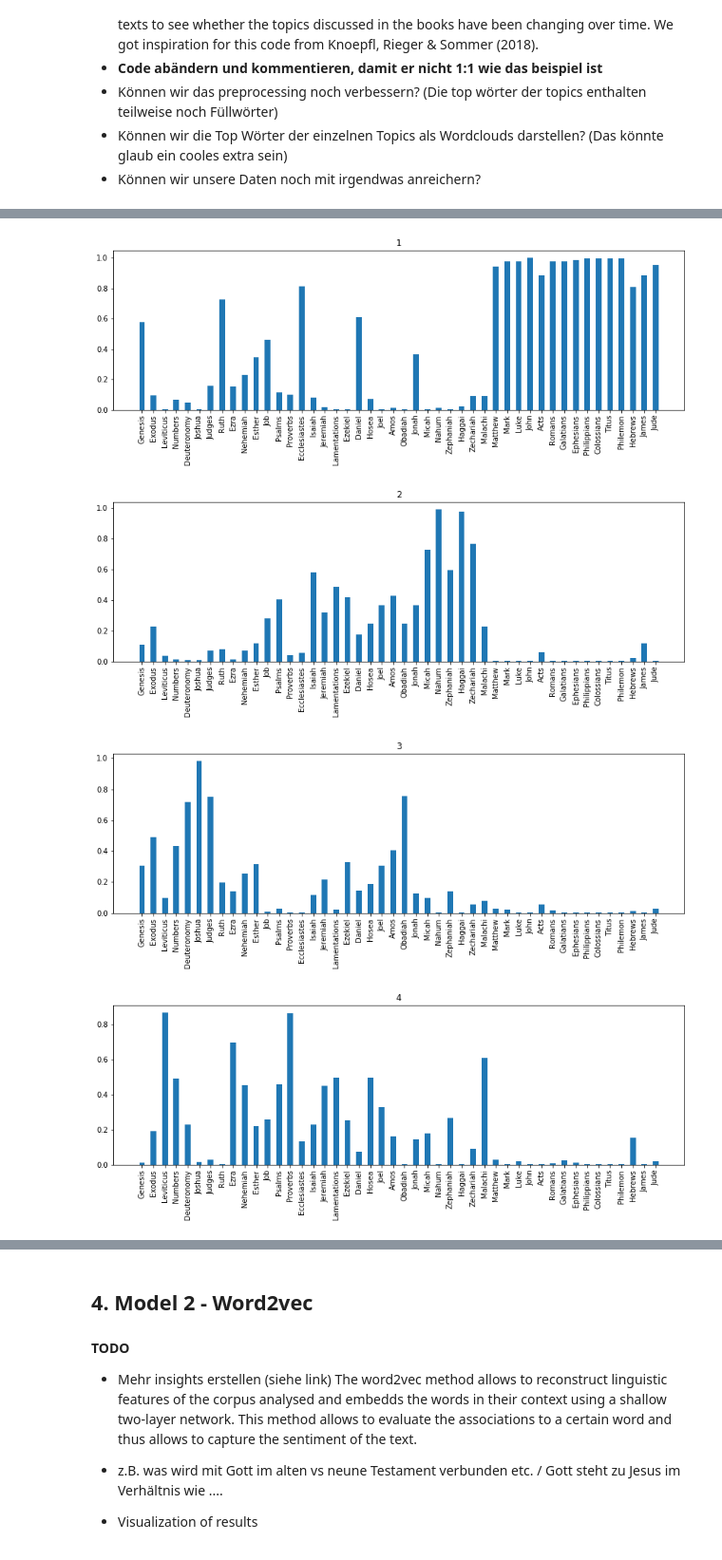
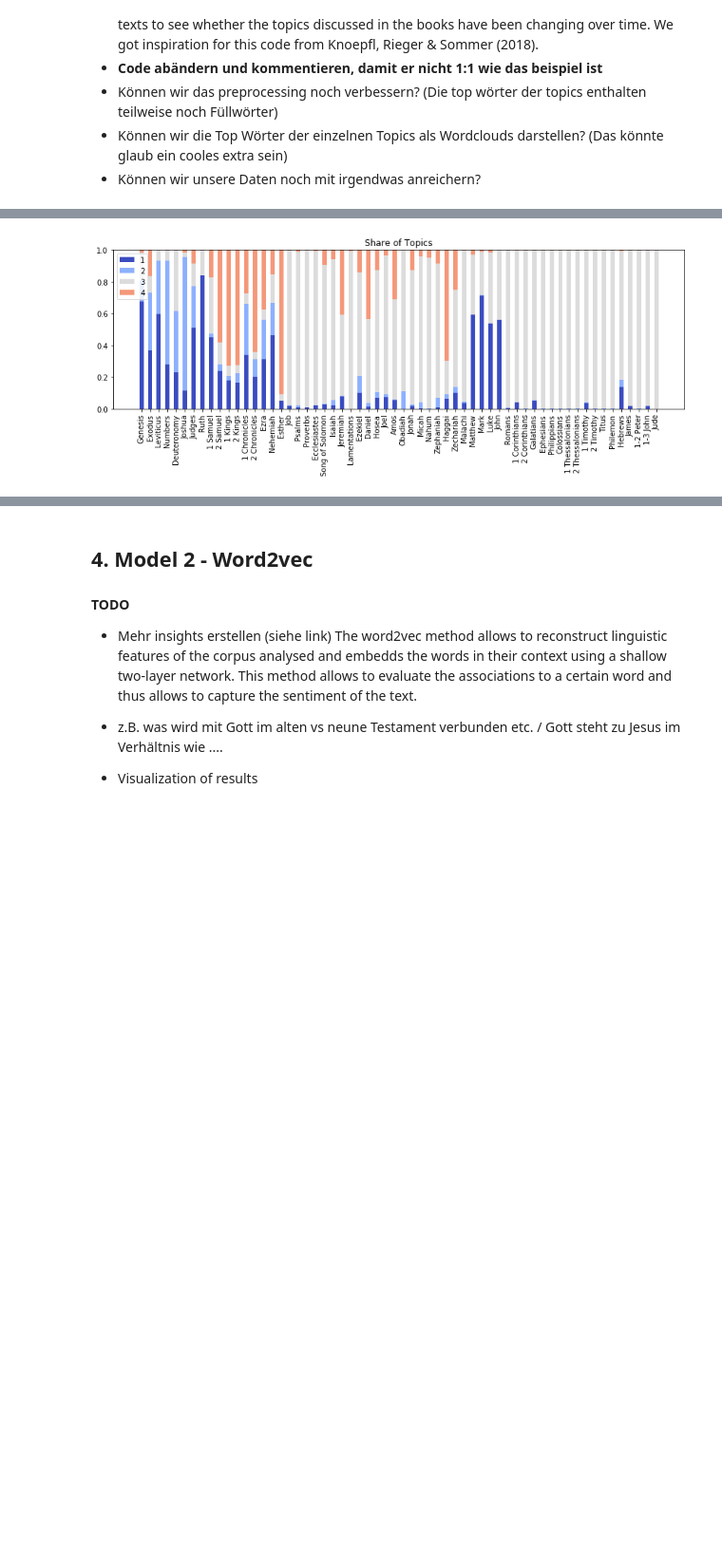
Before and after one commit to Amglex/Machine-Learning-for-textual-data, a Jupyter notebook: ML_Project.ipynb, the cells around one changed output, grey strips where cells are left out. Shown at 95% size. Cells and saved outputs as stored; diff of their text form; code cells hidden in the pictures; blank space fills up the shorter version.

```diff
--- a/ML_Project.ipynb
+++ b/ML_Project.ipynb
@@ -293,0 +328,3 @@ def tokenizer_lemma(text):
+# %%
+%%time
+df['clean_rm'] = df['clean'].apply(remove_stopwords)
@@ -467,16 +467,11 @@ count = CountVectorizer(
 
 # For testament in testaments:
 #    text = df.loc[df['testament'] == testament,"cleaned"]
-text = df.loc[:,"cleaned"]
+text = df.loc[:,'clean_rm']
 X = count.fit_transform(text)  #sparse matrix
 
 # Fit LDA model
 lda = LatentDirichletAllocation(n_components = n_components, random_state = 1000, learning_method = 'batch')
-
-nmf = NMF(n_components = n_components, random_state = 1,
-          beta_loss = 'kullback-leibler', solver = 'mu', max_iter = 1000, alpha = .1,
-          l1_ratio = .5)
-
 
 X_topics = lda.fit_transform(X)
 #X_topics = nmf.fit_transform(X)
@@ -487,13 +482,19 @@ lda.components_.shape
 print(testament)
 print("The ten most important words of four topics are:")
 print()
-n_top_words = 10
+n_top_words = 30
 feature_names = count.get_feature_names()
 for topic_idx, topic in enumerate(lda.components_):
     print("Topic %d:" % (topic_idx + 1))
     print(" ".join([feature_names[i]
     for i in topic.argsort()\
         [:-n_top_words - 1:-1]]))
+
+    data = " ".join([feature_names[i]
+    for i in topic.argsort()\
+        [:-n_top_words - 1:-1]])
+    wordcloud_map(data)
+
+    print()
 print()
-print()
 # %% [output]
@@ -557,36 +516,54 @@ Nehemiah
 # %%
 pset = set()  # Set of all books
 plist = []
 for p in df['book']:
     if p not in pset:
         plist.append(p)
         pset.add(p)
 
 weights = []  # Take the average over all books
 for p in plist:
     line = []
     indices = df.index[df['book'] == p]
     for i in indices:
         line.append(list(X_topics[i]))
     weights.append(list(np.mean(line, axis = 0)))
 
+# #Stacked Bar plot
 # Prepare plot - inspiration and code examples from https://de.dariah.eu/tatom/topic_model_visualization.html
 N, K = len(weights), len(weights[0])
 ind = np.arange(N)
 width = 0.5
+plots = []
+height_cumulative = np.zeros(N)
 
-# Plot for every single topic
+s = []
 for x in range(K):
     t = []
     for entry in weights:
         t.append(entry[x])
-    fig = plt.figure(figsize=(14,4))
-    plt.bar(ind, t, width=width)
-    plt.xticks(rotation=90)
-    plt.xticks(ind , plist)
-    plt.title(titles[x])
+    s.append(t)
+
+fig = plt.figure(figsize = (14,4))
+for k in range(K):
+    color = plt.cm.coolwarm(k/K, 1)
+    if k == 0:
+        p = plt.bar(ind, s[k], width, color = color)
+    else:
+        p = plt.bar(ind, s[k], width, bottom = height_cumulative, color = color)
+    height_cumulative += s[k]
+    plots.append(p)
+
+plt.ylim((0, 1))  # proportions sum to 1, so the height of the stacked bars is 1
+plt.title('Share of Topics')
+plt.xticks(rotation=90)
+plt.xticks(ind , plist)
+
+titles = []
+for i in range(0,n_components):
+    titles.append(i + 1)
+
+plt.legend(titles,loc = 2)
+print()
 # %% [output]
-[figure, old version]
+[figure, new version]
-[figure, removed]
-[figure, removed]
-[figure, removed]
```
Also changed, not shown: parts of 49 cells of this notebook.
